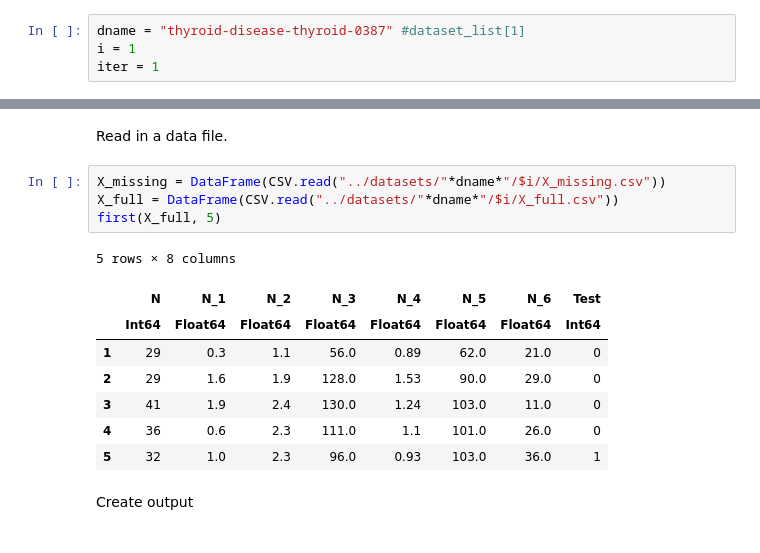
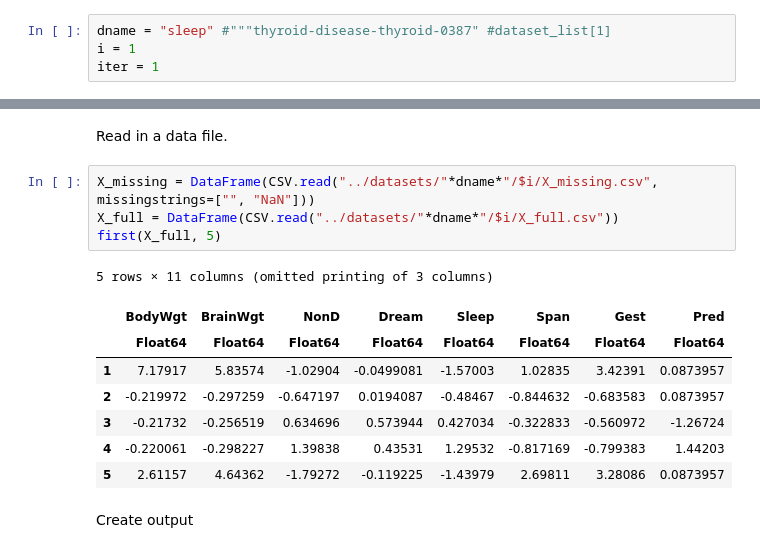
Before and after one commit to adelarue/PMD, a Jupyter notebook: notebooks/01-Introduction.ipynb, the cells around one changed output, grey strips where cells are left out. Saved outputs shown, nothing was run; the diff lists cells and outputs as text.

Commit message:
Robust to sleep dataset

```diff
--- a/notebooks/01-Introduction.ipynb
+++ b/notebooks/01-Introduction.ipynb
@@ -46,7 +46,7 @@ if !isdir("../results")
     mkdir("../results")
 end
 # %%
-dname = "thyroid-disease-thyroid-0387" #dataset_list[1]
+dname = "sleep" #"""thyroid-disease-thyroid-0387" #dataset_list[1]
 i = 1
 iter = 1
 # %% [output]
@@ -54,18 +115,18 @@ iter = 1
 # %% [markdown]
 Read in a data file.
 # %%
-X_missing = DataFrame(CSV.read("../datasets/"*dname*"/$i/X_missing.csv"))
+X_missing = DataFrame(CSV.read("../datasets/"*dname*"/$i/X_missing.csv", missingstrings=["", "NaN"]))
 X_full = DataFrame(CSV.read("../datasets/"*dname*"/$i/X_full.csv"))
 first(X_full, 5)
 # %% [output]
-5 rows × 8 columns
+5 rows × 11 columns (omitted printing of 3 columns)
-|  | N | N_1 | N_2 | N_3 | N_4 | N_5 | N_6 | Test |
-|  | Int64 | Float64 | Float64 | Float64 | Float64 | Float64 | Float64 | Int64 |
-| 1 | 29 | 0.3 | 1.1 | 56.0 | 0.89 | 62.0 | 21.0 | 0 |
-| 2 | 29 | 1.6 | 1.9 | 128.0 | 1.53 | 90.0 | 29.0 | 0 |
-| 3 | 41 | 1.9 | 2.4 | 130.0 | 1.24 | 103.0 | 11.0 | 0 |
-| 4 | 36 | 0.6 | 2.3 | 111.0 | 1.1 | 101.0 | 26.0 | 0 |
-| 5 | 32 | 1.0 | 2.3 | 96.0 | 0.93 | 103.0 | 36.0 | 1 |
+|  | BodyWgt | BrainWgt | NonD | Dream | Sleep | Span | Gest | Pred |
+|  | Float64 | Float64 | Float64 | Float64 | Float64 | Float64 | Float64 | Float64 |
+| 1 | 7.17917 | 5.83574 | -1.02904 | -0.0499081 | -1.57003 | 1.02835 | 3.42391 | 0.0873957 |
+| 2 | -0.219972 | -0.297259 | -0.647197 | 0.0194087 | -0.48467 | -0.844632 | -0.683583 | 0.0873957 |
+| 3 | -0.21732 | -0.256519 | 0.634696 | 0.573944 | 0.427034 | -0.322833 | -0.560972 | -1.26724 |
+| 4 | -0.220061 | -0.298227 | 1.39838 | 0.43531 | 1.29532 | -0.817169 | -0.799383 | 1.44203 |
+| 5 | 2.61157 | 4.64362 | -1.79272 | -0.119225 | -1.43979 | 2.69811 | 3.28086 | 0.0873957 |
 # %% [markdown]
 Create output
 # %%
```
Also changed, not shown: parts of 12 cells of this notebook, 4 other files.
